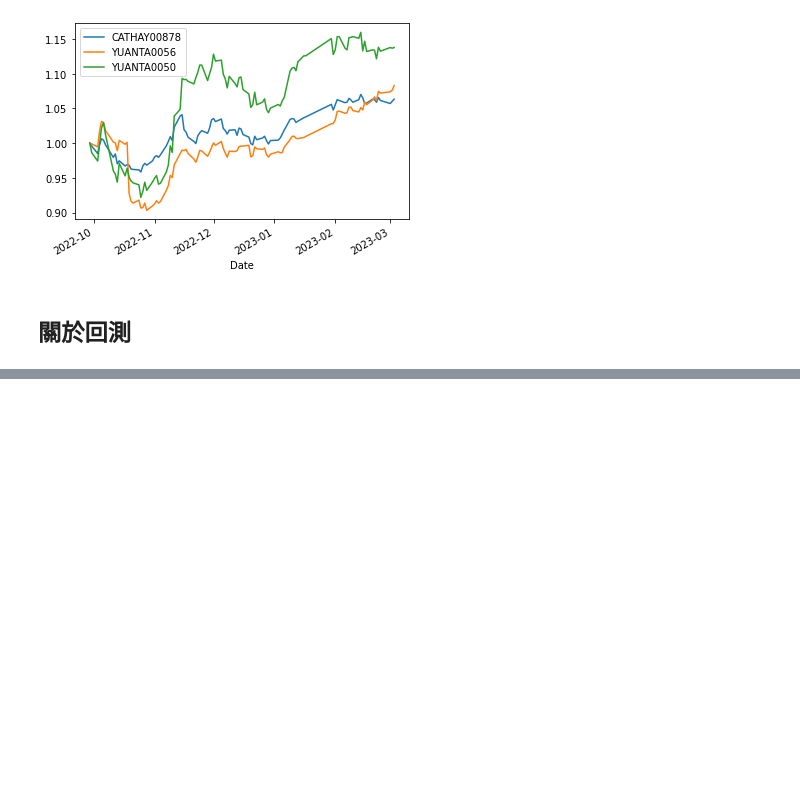
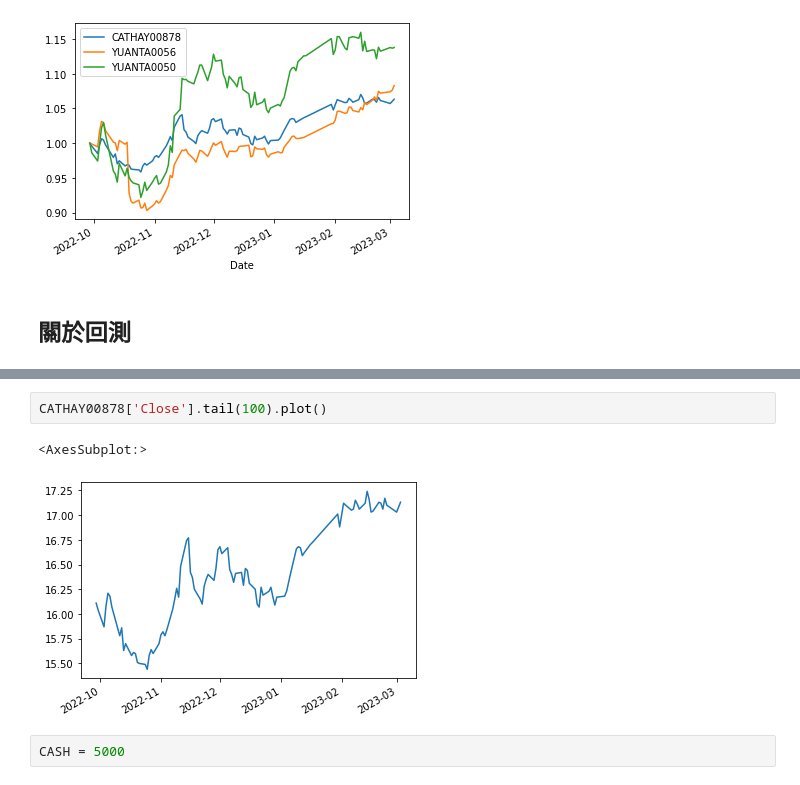
Before and after one commit to JYRUS19/20230205-Python, a Jupyter notebook: 20230305.ipynb, the cells around one changed output, grey strips where cells are left out. Cells and saved outputs as stored; diff of their text form; blank space fills up the shorter version.

```diff
--- a/20230305.ipynb
+++ b/20230305.ipynb
@@ -728,0 +732,7 @@ Row(id='2181', ...)
+# %%
+CATHAY00878['Close'].tail(100).plot()
+# %% [output]
+<AxesSubplot:>
+[figure, added]
+# %%
+CASH = 5000
```
Also changed, not shown: parts of 8 cells of this notebook.
